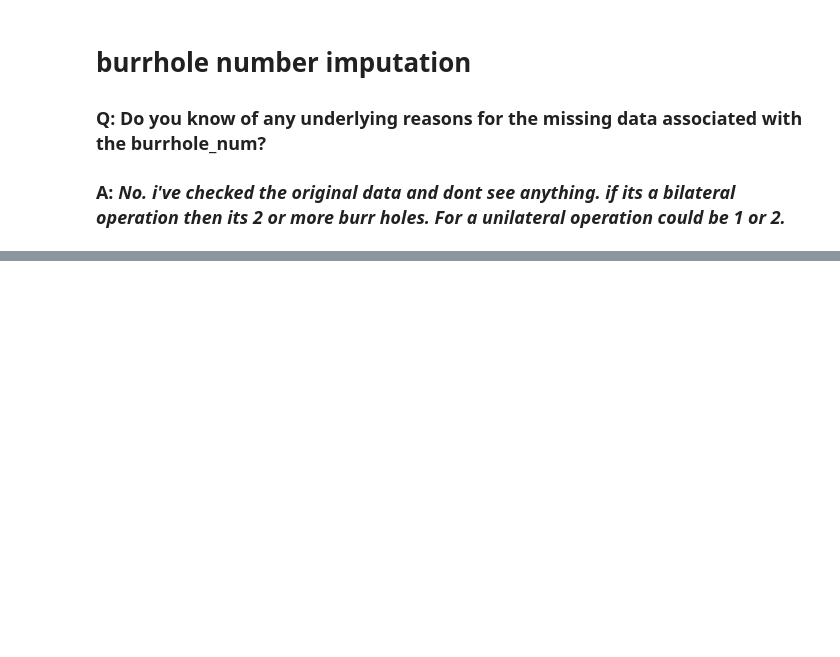
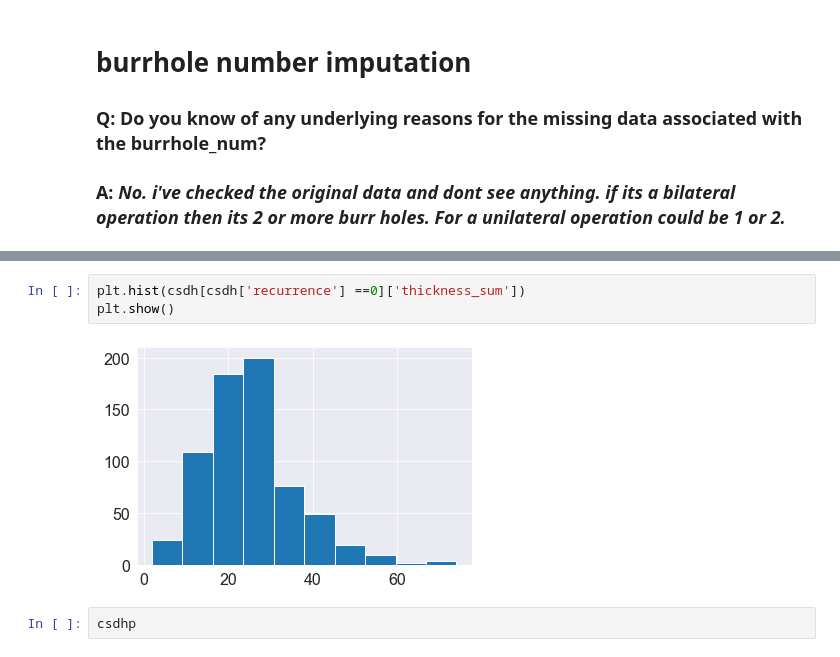
Before and after one commit to c-abbott/surviving-the-icu, a Jupyter notebook: src/notebooks/csdh_eda.ipynb, the cells around one changed output, grey strips where cells are left out. Saved outputs shown, nothing was run; the diff lists cells and outputs as text; blank space fills up the shorter version.

```diff
--- a/src/notebooks/csdh_eda.ipynb
+++ b/src/notebooks/csdh_eda.ipynb
@@ -695,0 +703,7 @@ csdh.to_csv('../datasets/drain_data/csdh_clean.csv', index=False)
+# %%
+plt.hist(csdh[csdh['recurrence'] ==0]['thickness_sum'])
+plt.show()
+# %% [output]
+[figure, added]
+# %%
+csdhp
```
Also changed, not shown: parts of 6 cells of this notebook, 4 other files.
